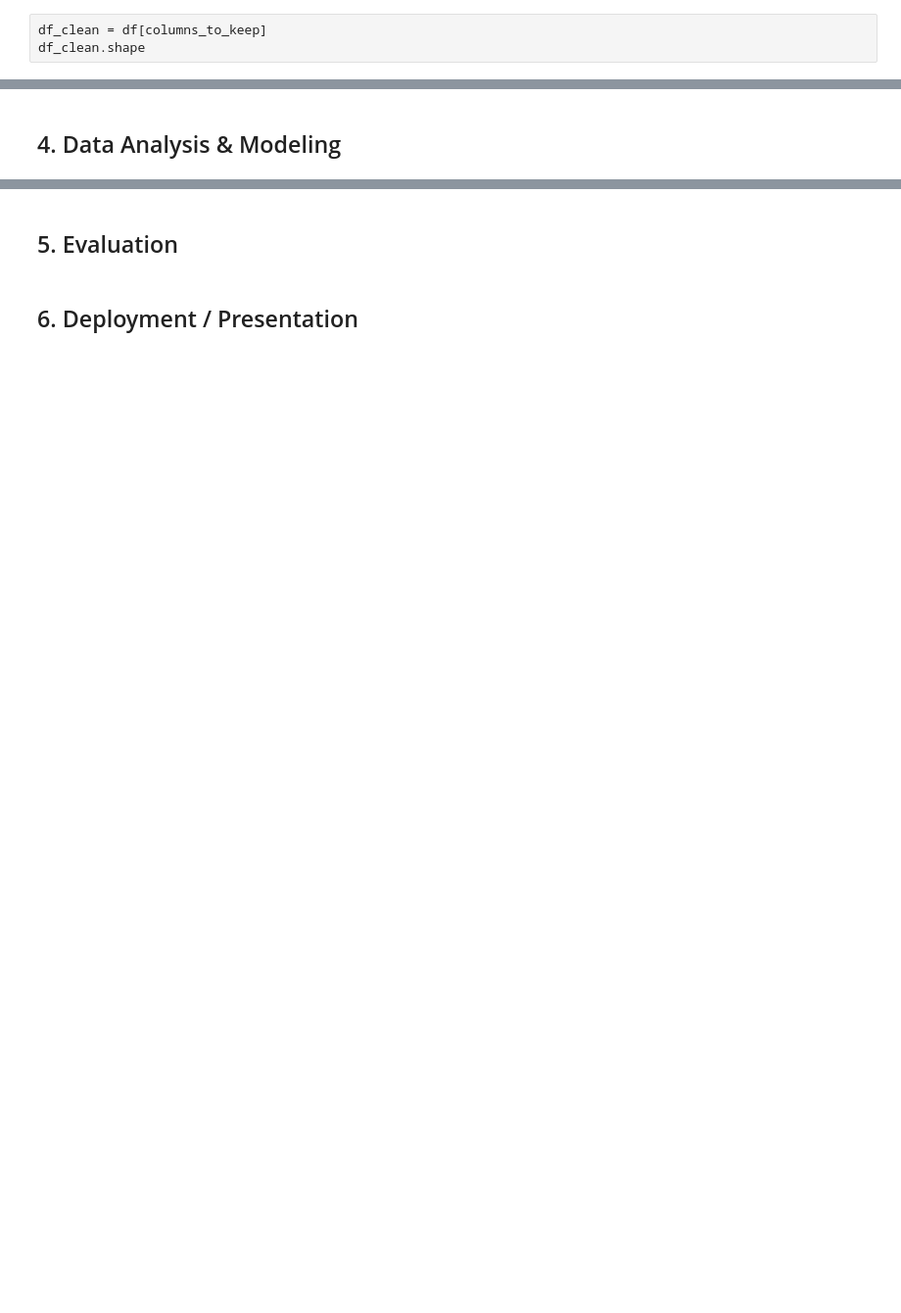
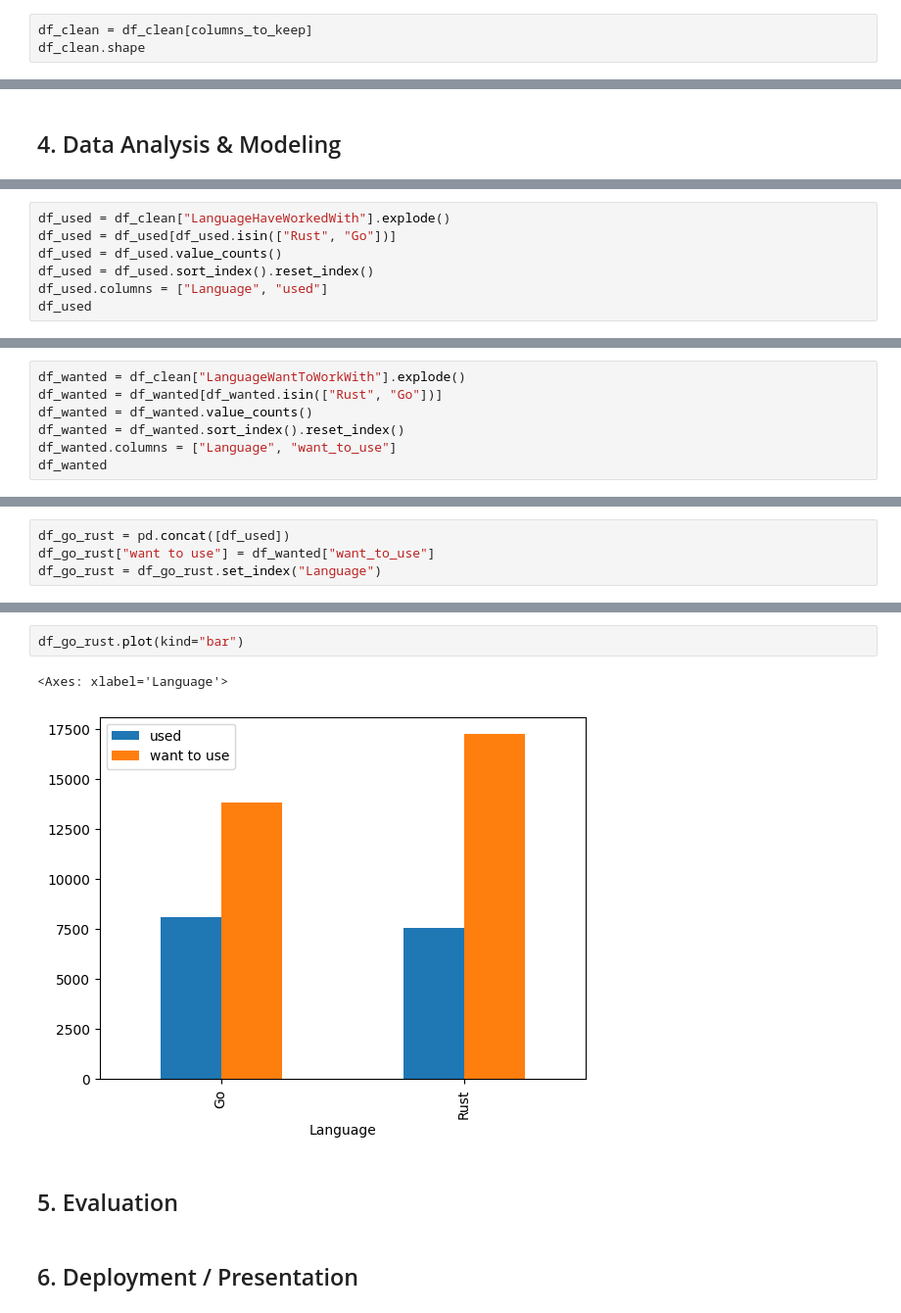
Before and after one commit to dirkhradecky/stackoverflow, a Jupyter notebook: stackoverflow.ipynb, the cells around one changed output, grey strips where cells are left out. Shown at 98% size. Drawn from its saved outputs; the diff is of its cells as text; blank space fills up the shorter version.

Commit message:
insepction of go and rust done

```diff
--- a/stackoverflow.ipynb
+++ b/stackoverflow.ipynb
@@ -131,7 +131,7 @@ columns_to_keep = [
     'AIComplex'
 ]
 # %%
-df_clean = df[columns_to_keep]
+df_clean = df_clean[columns_to_keep]
 df_clean.shape
 # %% [output]
 (65437, 26)
@@ -463,0 +529,7 @@ See the caveats in the documentation: https://pandas.pydata.org/pandas-docs/stab
+# %%
+df_used = df_clean["LanguageHaveWorkedWith"].explode()
+df_used = df_used[df_used.isin(["Rust", "Go"])]
+df_used = df_used.value_counts()
+df_used = df_used.sort_index().reset_index()
+df_used.columns = ["Language", "used"]
+df_used
@@ -463,0 +540,7 @@ See the caveats in the documentation: https://pandas.pydata.org/pandas-docs/stab
+# %%
+df_wanted = df_clean["LanguageWantToWorkWith"].explode()
+df_wanted = df_wanted[df_wanted.isin(["Rust", "Go"])]
+df_wanted = df_wanted.value_counts()
+df_wanted = df_wanted.sort_index().reset_index()
+df_wanted.columns = ["Language", "want_to_use"]
+df_wanted
@@ -463,0 +551,4 @@ See the caveats in the documentation: https://pandas.pydata.org/pandas-docs/stab
+# %%
+df_go_rust = pd.concat([df_used])
+df_go_rust["want to use"] = df_wanted["want_to_use"]
+df_go_rust = df_go_rust.set_index("Language")
@@ -464,3 +562,8 @@ See the caveats in the documentation: https://pandas.pydata.org/pandas-docs/stab
+# %%
+df_go_rust.plot(kind="bar")
+# %% [output]
+<Axes: xlabel='Language'>
+[figure, added]
 # %% [markdown]
 ## 5. Evaluation
 # %% [markdown]
```
Also changed, not shown: parts of 22 cells of this notebook.
